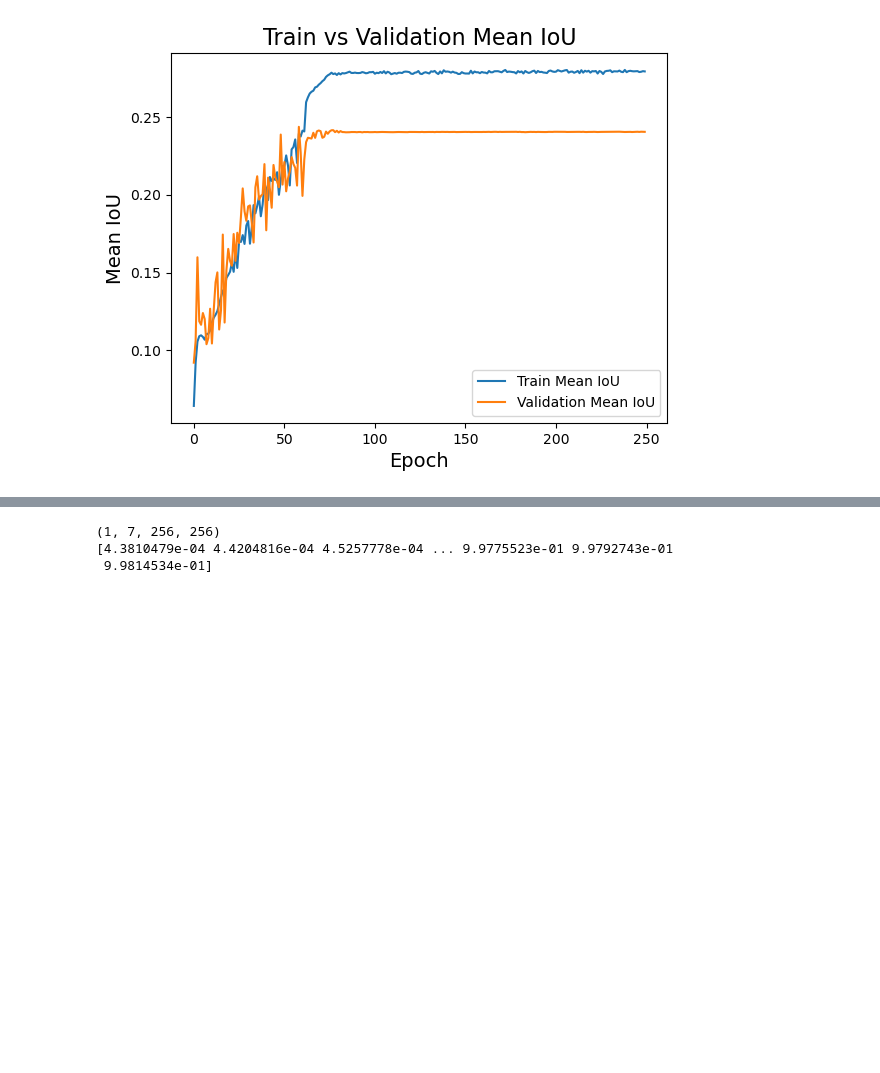
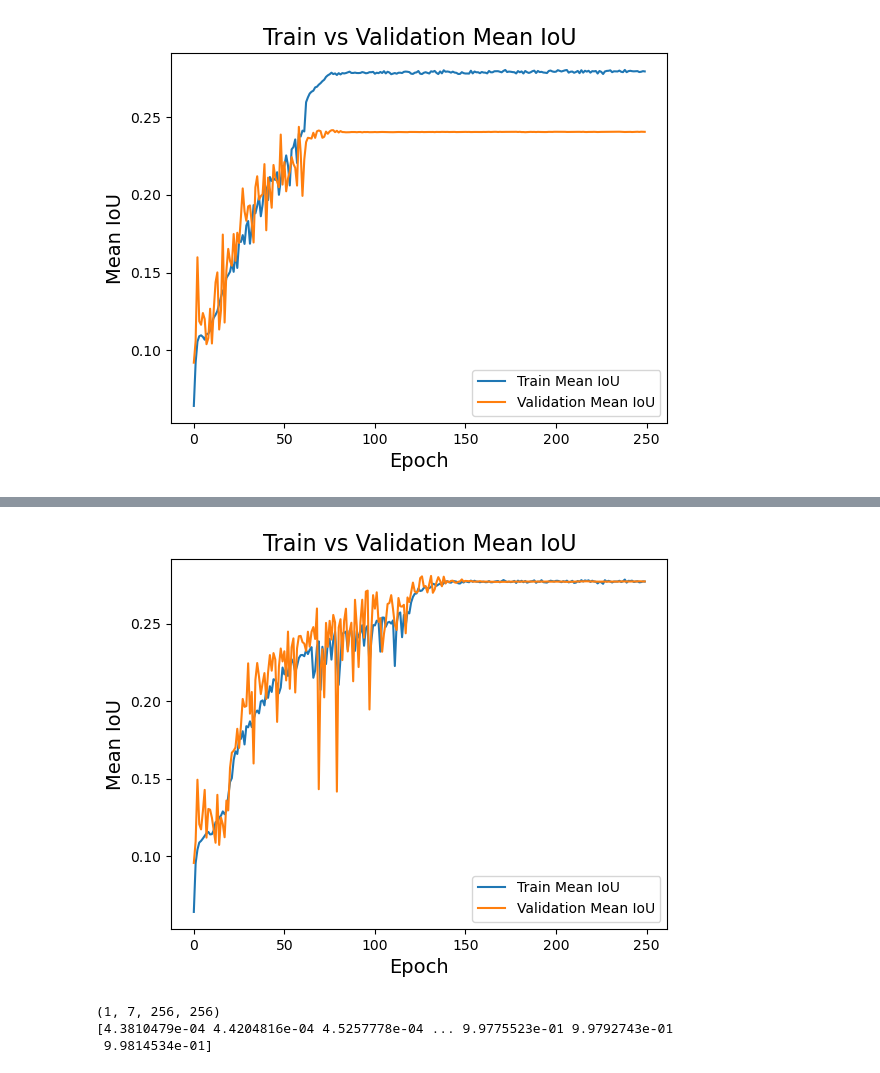
Before and after one commit to tckumarasekara/CRC-HnE-Segmentation-Training, a Jupyter notebook: histology_segmentation_training/dev/unext_plots.ipynb, the cells around one changed output, grey strips where cells are left out. Drawn from its saved outputs; the diff is of its cells as text; code cells hidden in the pictures; blank space fills up the shorter version.

```diff
--- a/histology_segmentation_training/dev/unext_plots.ipynb
+++ b/histology_segmentation_training/dev/unext_plots.ipynb
@@ -132,3 +138,7 @@ plot_iou(event_acc)
+# %%
+plot_iou(event_acc)
+# %% [output]
+[figure, added]
 # %%
 unet = np.load("../../../CRC-HnE-Segmentation-Prediction/out/unet.npy", allow_pickle=True)
 print(unet.shape)
```
Also changed, not shown: parts of 2 cells of this notebook, 2 other files.
